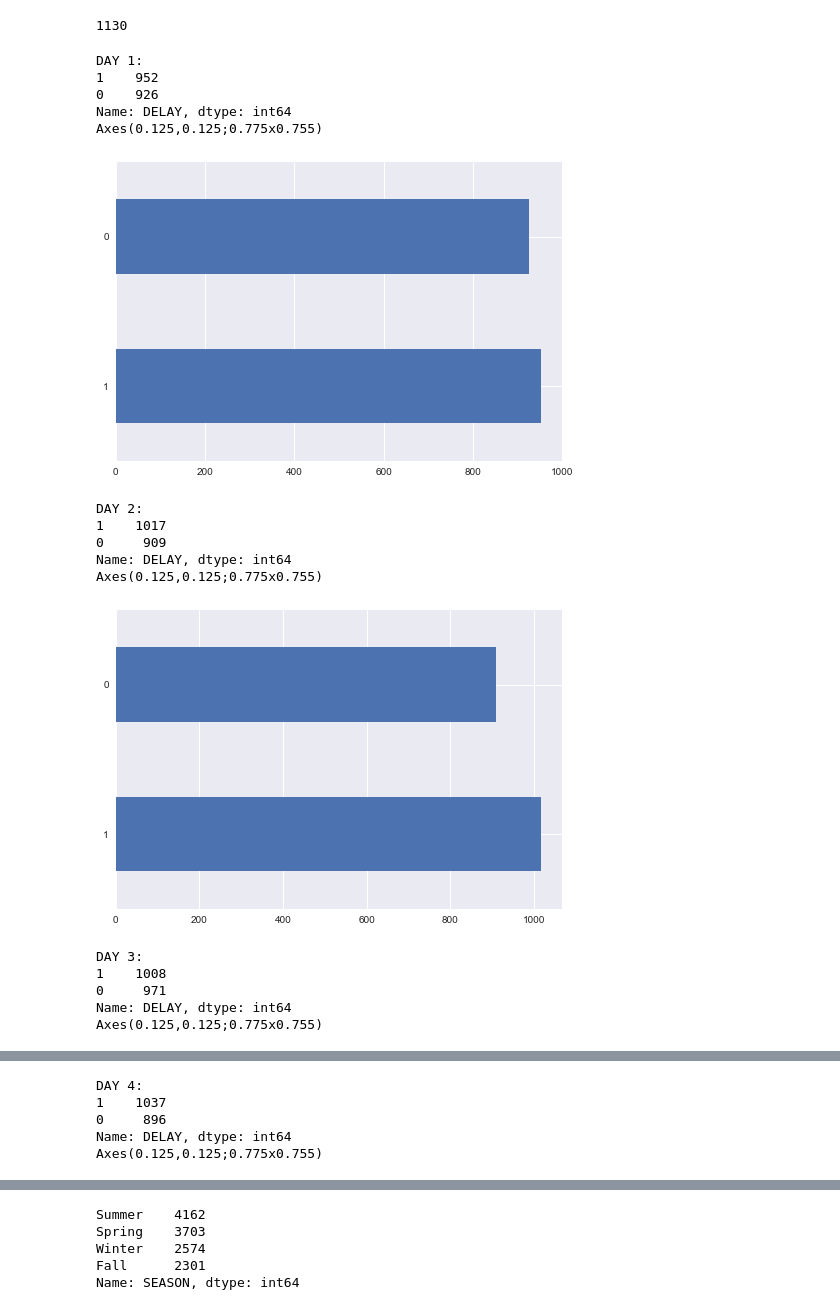
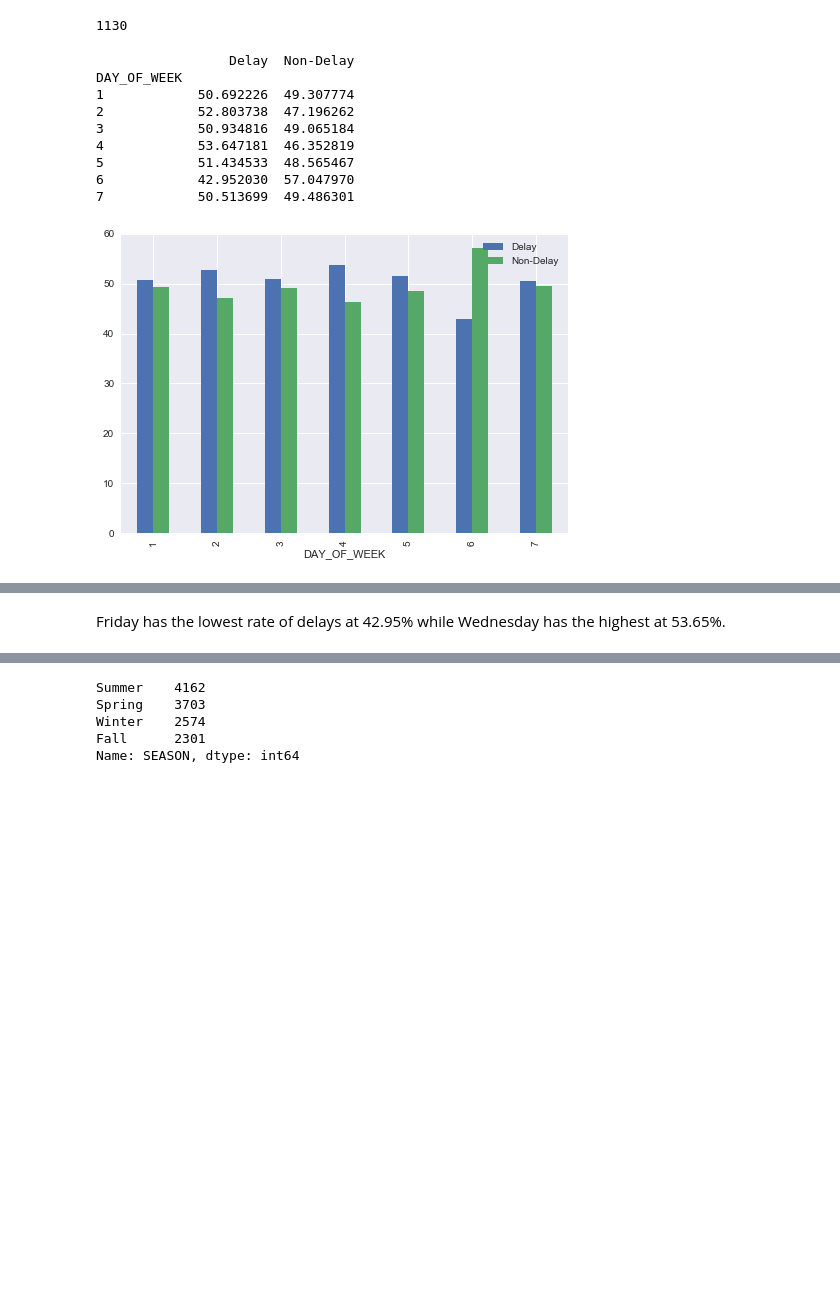
Before and after one commit to jrf95/Springboard, a Jupyter notebook: capstone project/Capstone.ipynb, the cells around one changed output, grey strips where cells are left out. Saved outputs shown, nothing was run; the diff lists cells and outputs as text; code cells hidden in the pictures; blank space fills up the shorter version.

```diff
--- a/capstone project/Capstone.ipynb
+++ b/capstone project/Capstone.ipynb
@@ -51,8 +51,8 @@ weather.head()
 5 rows × 84 columns
 # %%
 # merge the data together
-w_f = flights_clean.merge(weather, how = 'inner', on = ['DATE', 'ORIGIN_AIRPORT'])
-w_f.head()
+flights_w_weather = flights_clean.merge(weather, how = 'inner', on = ['DATE', 'ORIGIN_AIRPORT'])
+flights_w_weather.head()
 # %% [output]
 |  | YEAR | DAY_OF_WEEK | AIRLINE | FLIGHT_NUMBER | TAIL_NUMBER | ORIGIN_AIRPORT | DESTINATION_AIRPORT | ... |
 | 0 | 2015 | 4 | B6 | 1012 | N375JB | ORD | BOS | ... |
@@ -84,18 +84,19 @@ import scipy.stats as stats
 import pylab
 
 # check departure delay for extreme values
-w_f.DEPARTURE_DELAY.sort_values()
+flights_w_weather.DEPARTURE_DELAY.sort_values()
 # delete extreme values
-w_f = w_f.drop(w_f[w_f['DEPARTURE_DELAY'] > 460].index)
+flights_w_weather = flights_w_weather.drop(flights_w_weather[flights_w_weather['DEPARTURE_DELAY'] > 460].index)
 # %%
 # create new variable to identify whether a delay occured or not and if it was departure or arrival
-w_f.is_copy = False
-w_f['AD_TAG'] = w_f.ARRIVAL_DELAY.map( lambda x: 1 if x > 0 else 0)
-w_f['DD_TAG'] = w_f.DEPARTURE_DELAY.map( lambda x: 1 if x > 0 else 0)
+flights_w_weather.is_copy = False
+flights_w_weather['AD_TAG'] = flights_w_weather.ARRIVAL_DELAY.map( lambda x: 1 if x > 0 else 0)
+flights_w_weather['DD_TAG'] = flights_w_weather.DEPARTURE_DELAY.map( lambda x: 1 if x > 0 else 0)
 # create a variable for delay
-w_f['DELAY'] = np.where(w_f['DD_TAG']==1, 1, (np.where(w_f['AD_TAG']==1, 1, 0)))
+flights_w_weather['DELAY'] = np.where(flights_w_weather['DD_TAG']==1, 1,
+                                      (np.where(flights_w_weather['AD_TAG']==1, 1, 0)))
 # count delay vs. non delay
-print(w_f['DELAY'].value_counts())
+print(flights_w_weather['DELAY'].value_counts())
 # %% [output]
 1    6467
 0    6273
@@ -165,0 +134,11 @@ Axes(0.125,0.125;0.775x0.755)
+# %%
+# proportion of delays by airline
+def prop(x):
+    return (sum(x == 1) / float(len(x)))*100, (sum(x != 1) / float(len(x)))*100
+
+grouped = flights_w_weather.groupby(['AIRLINE'])['DELAY'].apply(prop)
+new_cols = ['Delay','Non-Delay']
+airlines = pd.DataFrame(list(zip(*grouped)), columns=grouped.index,index=new_cols).T
+print(airlines)
+airlines.plot(kind='bar')
+plt.show()
@@ -287,27 +280,20 @@ d_only['AD_TAG'].count()
 1130
 # %%
 # how many delays are there each day of the week?
-week_group = w_f.groupby('DAY_OF_WEEK')
-for name, group in week_group:
-    print("DAY {}:".format(name))
-    print(group.DELAY.value_counts())
-    print(group.DELAY.value_counts().plot(kind='barh'))
-    plt.show()
+grouped = flights_w_weather.groupby(['DAY_OF_WEEK'])['DELAY'].apply(prop)
+new_cols = ['Delay','Non-Delay']
+days = pd.DataFrame(list(zip(*grouped)), columns=grouped.index,index=new_cols).T
+print(days)
+days.plot(kind='bar')
+plt.show()
 # %% [output]
-DAY 1:
-1    952
-0    926
-Name: DELAY, dtype: int64
-Axes(0.125,0.125;0.775x0.755)
+                 Delay  Non-Delay
+DAY_OF_WEEK
+1            50.692226  49.307774
+2            52.803738  47.196262
+3            50.934816  49.065184
+4            53.647181  46.352819
+5            51.434533  48.565467
+6            42.952030  57.047970
+7            50.513699  49.486301
-[figure, old version]
+[figure, new version]
-DAY 2:
-1    1017
-0     909
-Name: DELAY, dtype: int64
-Axes(0.125,0.125;0.775x0.755)
-[figure, removed]
-DAY 3:
-1    1008
-0     971
-Name: DELAY, dtype: int64
-Axes(0.125,0.125;0.775x0.755)
@@ -315,5 +299,0 @@ Axes(0.125,0.125;0.775x0.755)
-DAY 4:
-1    1037
-0     896
-Name: DELAY, dtype: int64
-Axes(0.125,0.125;0.775x0.755)
@@ -338,0 +300,2 @@ Axes(0.125,0.125;0.775x0.755)
+# %% [markdown]
+Friday has the lowest rate of delays at 42.95% while Wednesday has the highest at 53.65%.
```
Also changed, not shown: parts of 56 cells of this notebook.
